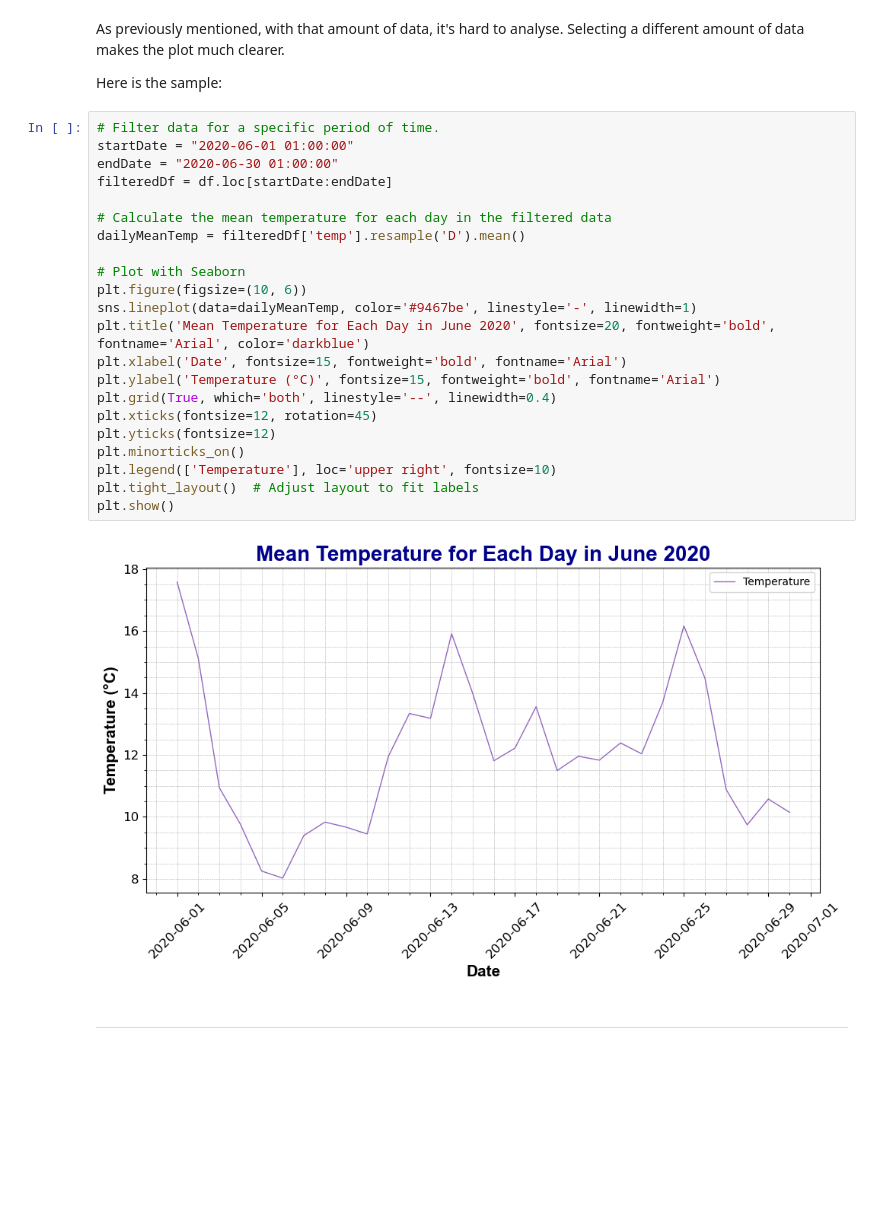
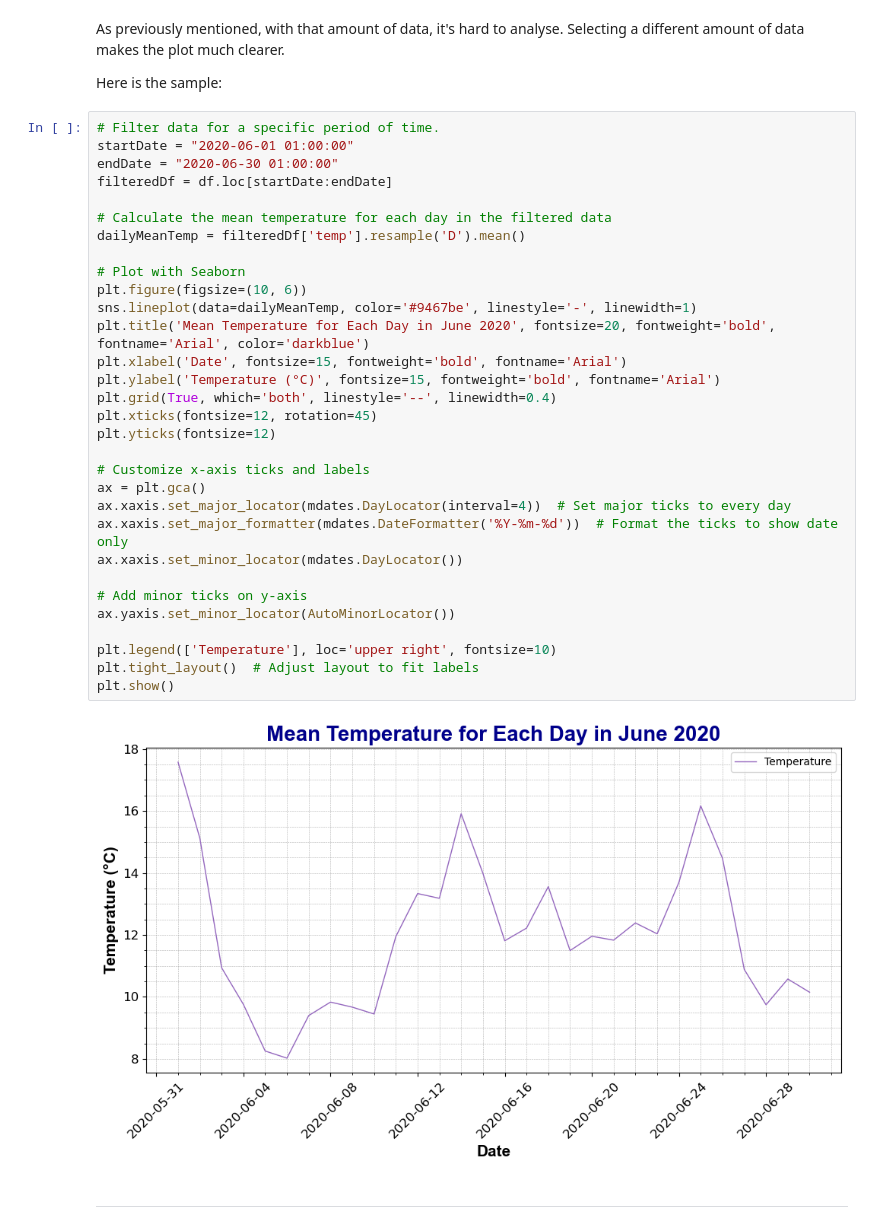
Before and after one commit to TomUszyn/PFDA-assignments, a Jupyter notebook: assingment_6_Weather.ipynb, the cells around one changed output. Saved outputs shown, nothing was run; the diff lists cells and outputs as text; blank space fills up the shorter version.

Commit message:
Improved generating of the ticks.

```diff
--- a/assingment_6_Weather.ipynb
+++ b/assingment_6_Weather.ipynb
@@ -191,27 +200,36 @@ Here is the sample:
 # %%
 # Filter data for a specific period of time.
 startDate = "2020-06-01 01:00:00"
 endDate = "2020-06-30 01:00:00"
 filteredDf = df.loc[startDate:endDate]
 
 # Calculate the mean temperature for each day in the filtered data
 dailyMeanTemp = filteredDf['temp'].resample('D').mean()
 
 # Plot with Seaborn
 plt.figure(figsize=(10, 6))
 sns.lineplot(data=dailyMeanTemp, color='#9467be', linestyle='-', linewidth=1)
 plt.title('Mean Temperature for Each Day in June 2020', fontsize=20, fontweight='bold', fontname='Arial', color='darkblue')
 plt.xlabel('Date', fontsize=15, fontweight='bold', fontname='Arial')
 plt.ylabel('Temperature (°C)', fontsize=15, fontweight='bold', fontname='Arial')
 plt.grid(True, which='both', linestyle='--', linewidth=0.4)
 plt.xticks(fontsize=12, rotation=45)
 plt.yticks(fontsize=12)
-plt.minorticks_on()
+
+# Customize x-axis ticks and labels
+ax = plt.gca()
+ax.xaxis.set_major_locator(mdates.DayLocator(interval=4))  # Set major ticks to every day
+ax.xaxis.set_major_formatter(mdates.DateFormatter('%Y-%m-%d'))  # Format the ticks to show date only
+ax.xaxis.set_minor_locator(mdates.DayLocator())
+
+# Add minor ticks on y-axis
+ax.yaxis.set_minor_locator(AutoMinorLocator())
+
 plt.legend(['Temperature'], loc='upper right', fontsize=10)
 plt.tight_layout()  # Adjust layout to fit labels
 plt.show()
 # %% [output]
-[figure, old version]
+[figure, new version]
 # %% [markdown]
 ***
 # %% [markdown]
```
Also changed, not shown: parts of 1 cell of this notebook.
